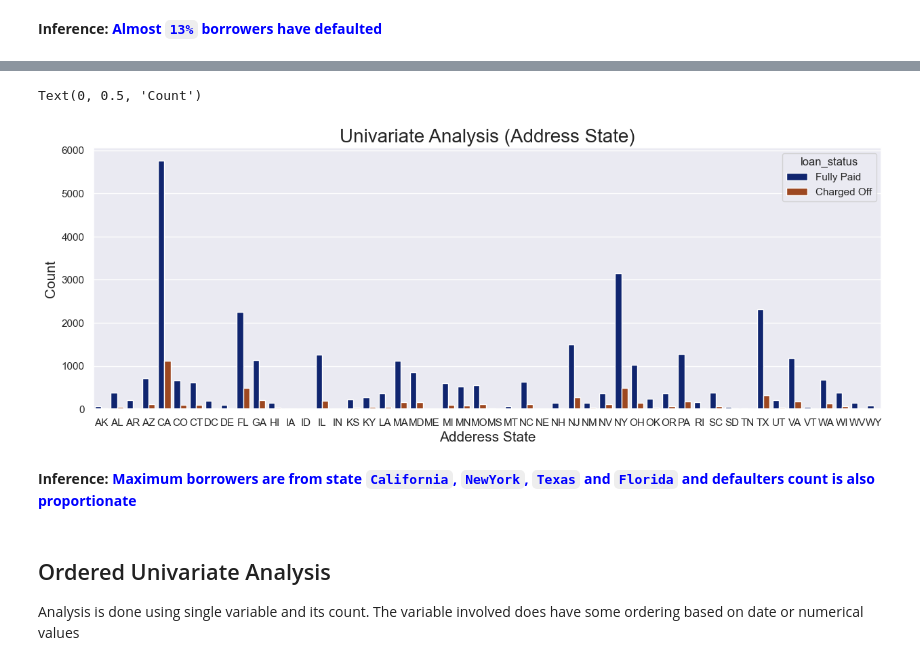
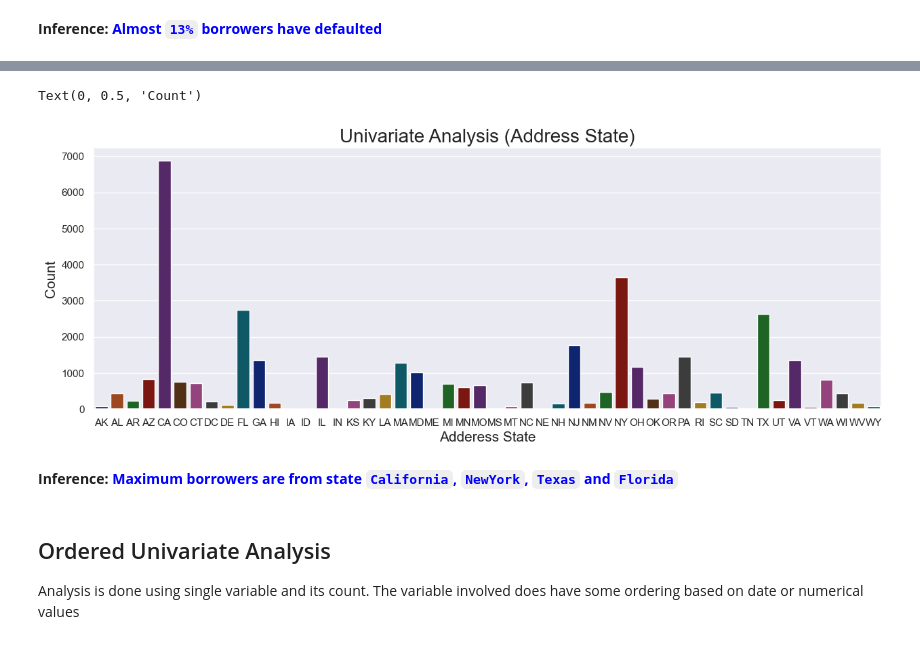
Before and after one commit to upasanapaul/LendingClubCaseStudy, a Jupyter notebook: lending_club_case_study.ipynb, the cells around one changed output, grey strips where cells are left out. Cells and saved outputs as stored; diff of their text form; code cells hidden in the pictures.

```diff
--- a/lending_club_case_study.ipynb
+++ b/lending_club_case_study.ipynb
@@ -401,15 +401,15 @@ Text(0.5, 0, 'Count')
 # %%
 # Plot Countplot graph for addr_state column to find Univariate Analysis
 plt.figure(figsize=(15,5))
-sns.countplot(x='addr_state', data=loan_df, hue=loan_df.loan_status, palette='dark')
+sns.countplot(x='addr_state', data=loan_df, palette='dark')
 plt.title("Univariate Analysis (Address State)", fontsize=20)
 plt.xlabel("Adderess State", fontsize=15)
 plt.ylabel("Count", fontsize=15)
 # %% [output]
 Text(0, 0.5, 'Count')
-[figure, old version]
+[figure, new version]
 # %% [markdown]
-**Inference: <font color="blue">Maximum borrowers are from state `California`, `NewYork`, `Texas` and `Florida` and defaulters count is also proportionate</font>**
+**Inference: <font color="blue">Maximum borrowers are from state `California`, `NewYork`, `Texas` and `Florida`</font>**
 # %% [markdown]
 ## Ordered Univariate Analysis
 Analysis is done using single variable and its count. The variable involved does have some ordering based on date or numerical values
```
Also changed, not shown: parts of 11 cells of this notebook.
